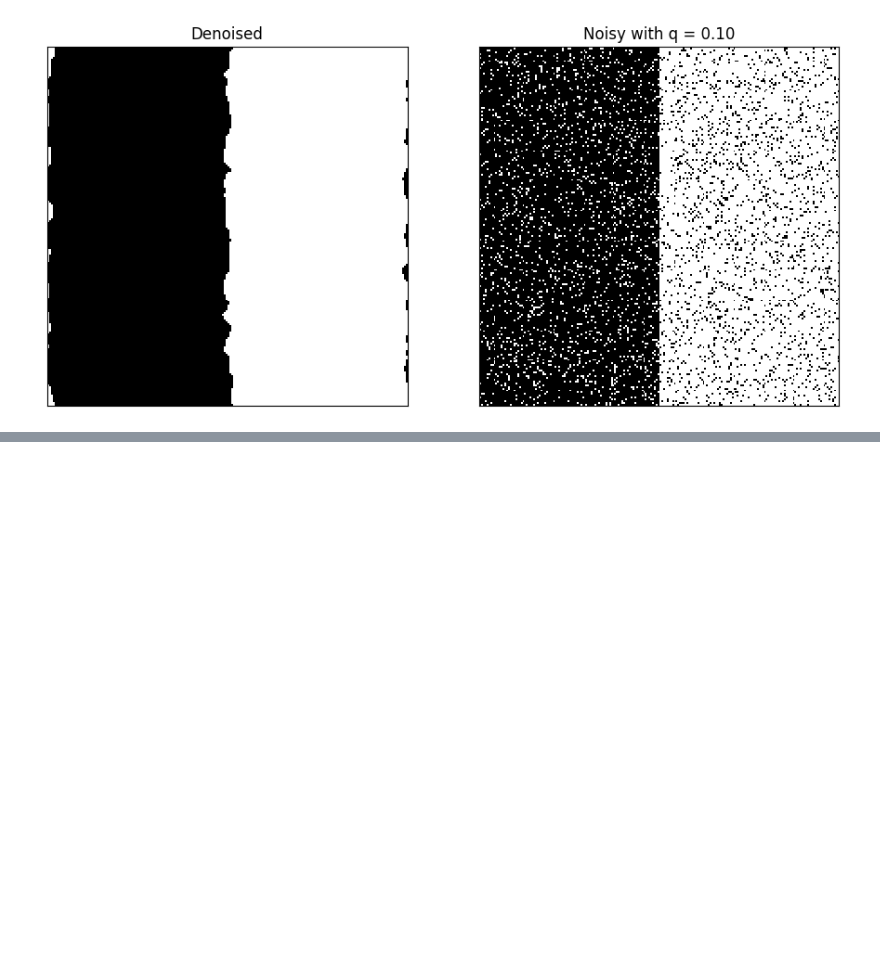
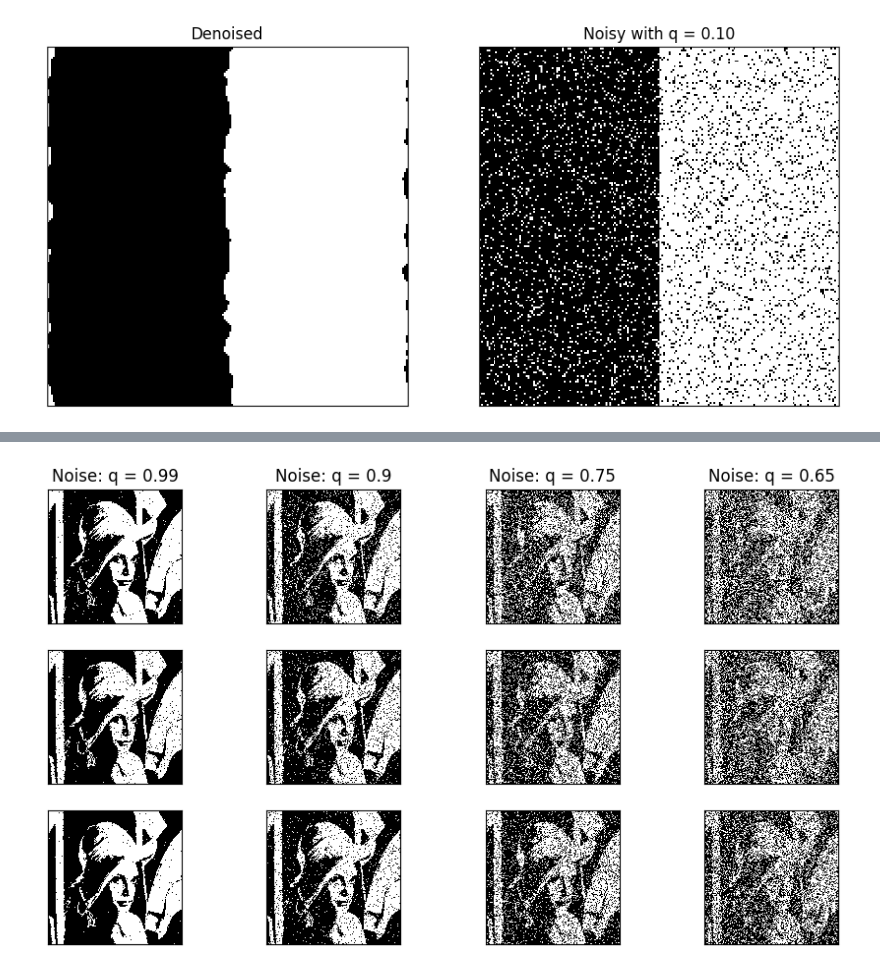
Before and after one commit to szuvarska/ImageDenoising, a Jupyter notebook: zebra_stripes.ipynb, the cells around one changed output, grey strips where cells are left out. Cells and saved outputs as stored; diff of their text form; code cells hidden in the pictures; blank space fills up the shorter version.

```diff
--- a/zebra_stripes.ipynb
+++ b/zebra_stripes.ipynb
@@ -210,0 +218,4 @@ visualize_ext_and_noise(img)
+# %%
+visualize_ext_and_noise("img/image_2.png")
+# %% [output]
+[figure, added]
```
Also changed, not shown: parts of 3 cells of this notebook, 2 other files.
